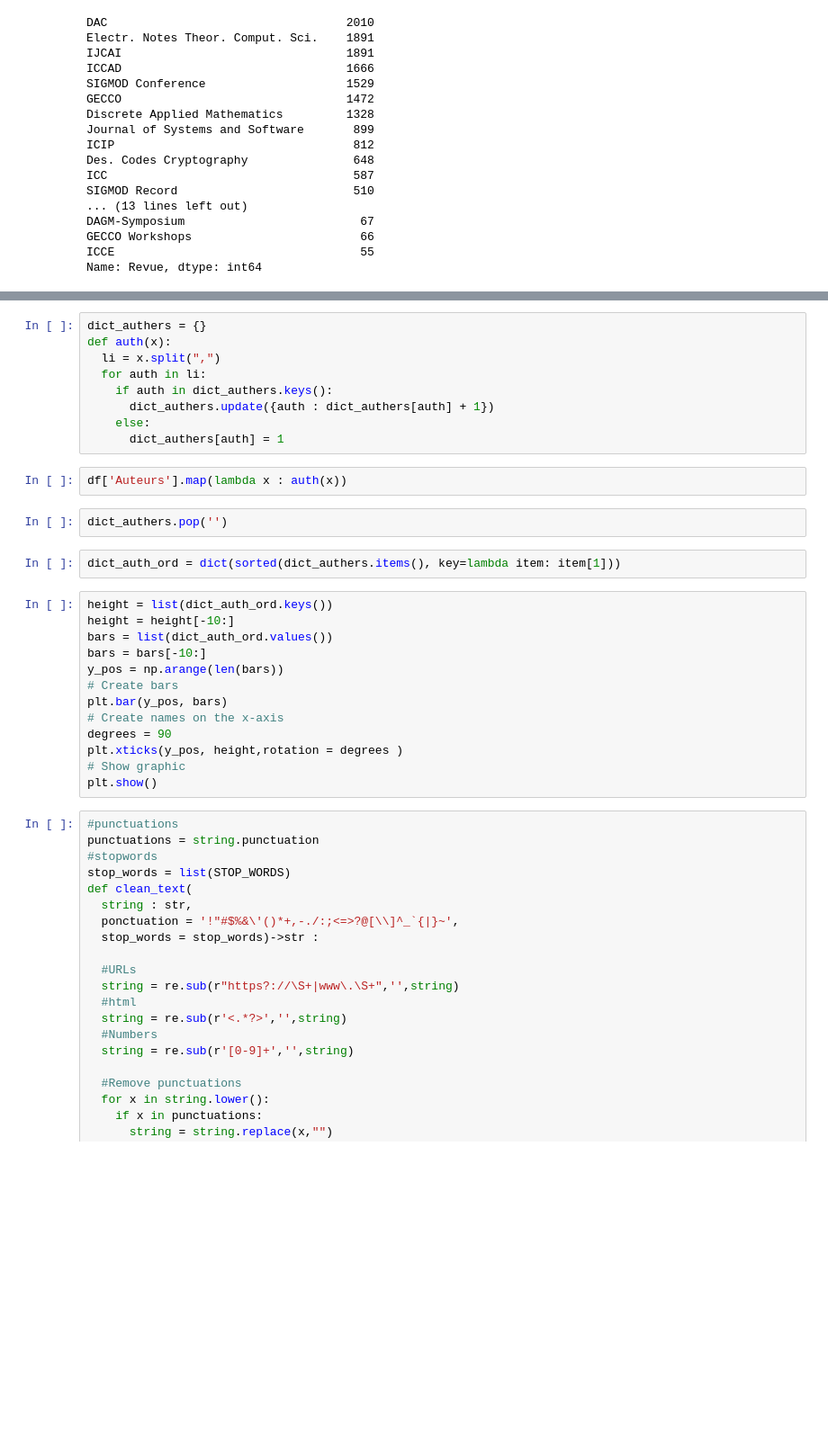
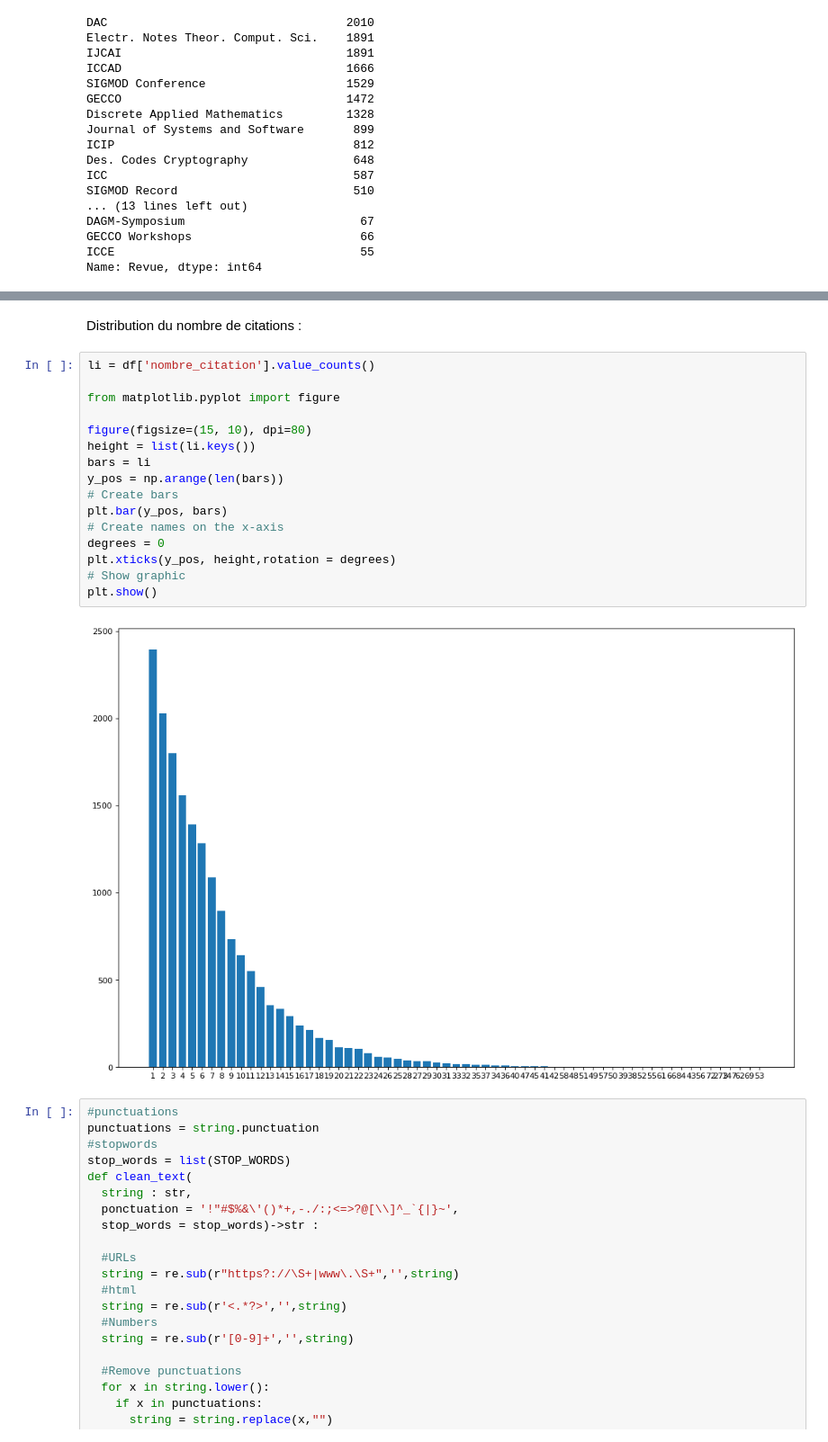
Before and after one commit to Erifai/Bi_Project, a Jupyter notebook: Projet_BI_NLP.ipynb, the cells around one changed output, grey strips where cells are left out. Shown at 90% size. Cells and saved outputs as stored; diff of their text form; blank space fills up the shorter version.

```diff
--- a/Projet_BI_NLP.ipynb
+++ b/Projet_BI_NLP.ipynb
@@ -199,31 +244,23 @@ plt.show()
-# %%
-dict_authers = {}
-def auth(x):
-  li = x.split(",")
-  for auth in li:
-    if auth in dict_authers.keys():
-      dict_authers.update({auth : dict_authers[auth] + 1})
-    else:
-      dict_authers[auth] = 1
-# %%
-df['Auteurs'].map(lambda x : auth(x))
-# %%
-dict_authers.pop('')
-# %%
-dict_auth_ord = dict(sorted(dict_authers.items(), key=lambda item: item[1]))
+# %% [markdown]
+Distribution du nombre de citations :
 # %%
-height = list(dict_auth_ord.keys())
-height = height[-10:]
-bars = list(dict_auth_ord.values())
-bars = bars[-10:]
+li = df['nombre_citation'].value_counts()
+
+from matplotlib.pyplot import figure
+
+figure(figsize=(15, 10), dpi=80)
+height = list(li.keys())
+bars = li
 y_pos = np.arange(len(bars))
 # Create bars
 plt.bar(y_pos, bars)
 # Create names on the x-axis
-degrees = 90
-plt.xticks(y_pos, height,rotation = degrees )
+degrees = 0
+plt.xticks(y_pos, height,rotation = degrees)
 # Show graphic
 plt.show()
+# %% [output]
+[figure, added]
 # %%
 #punctuations
 punctuations = string.punctuation
```
Also changed, not shown: parts of 26 cells of this notebook.
